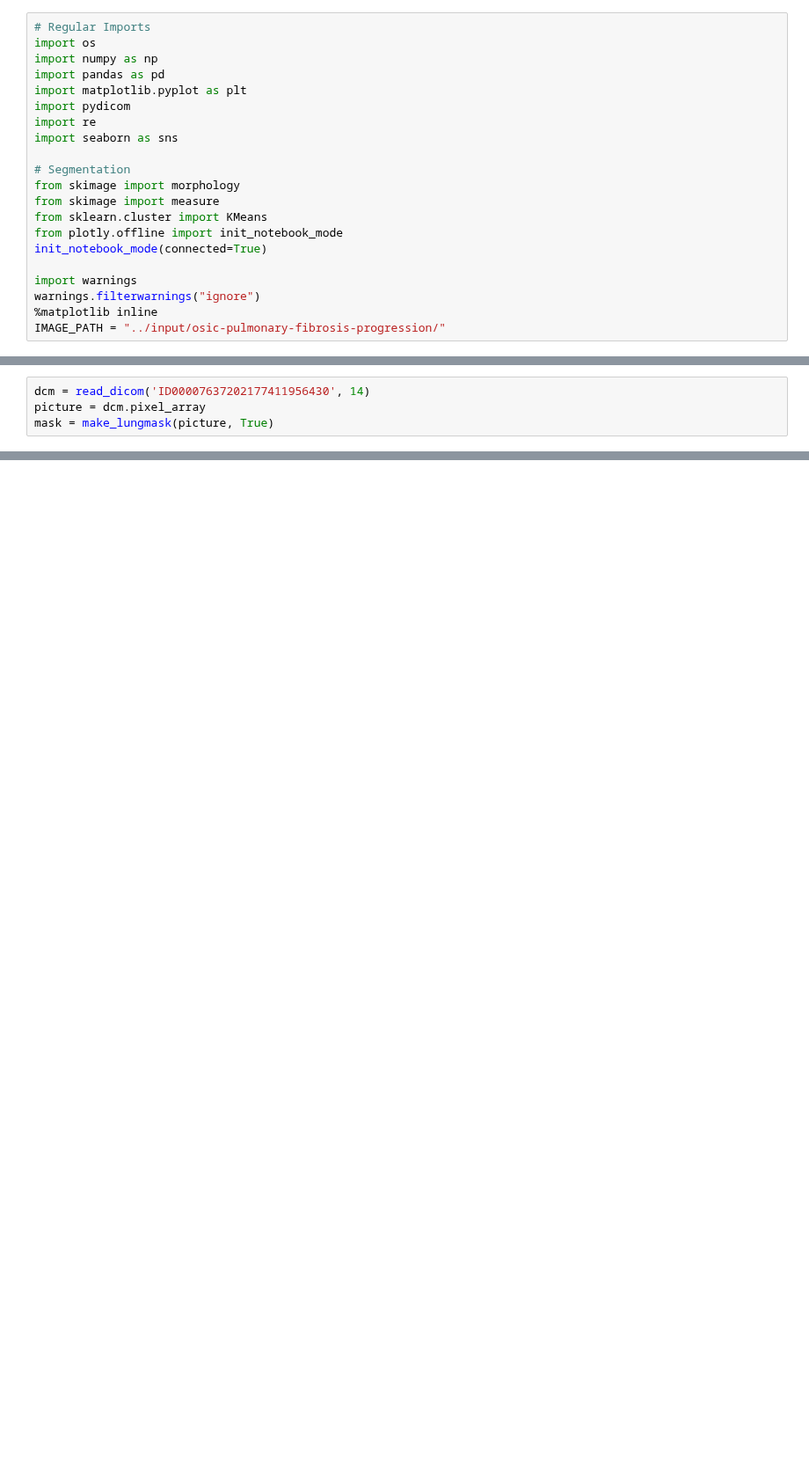
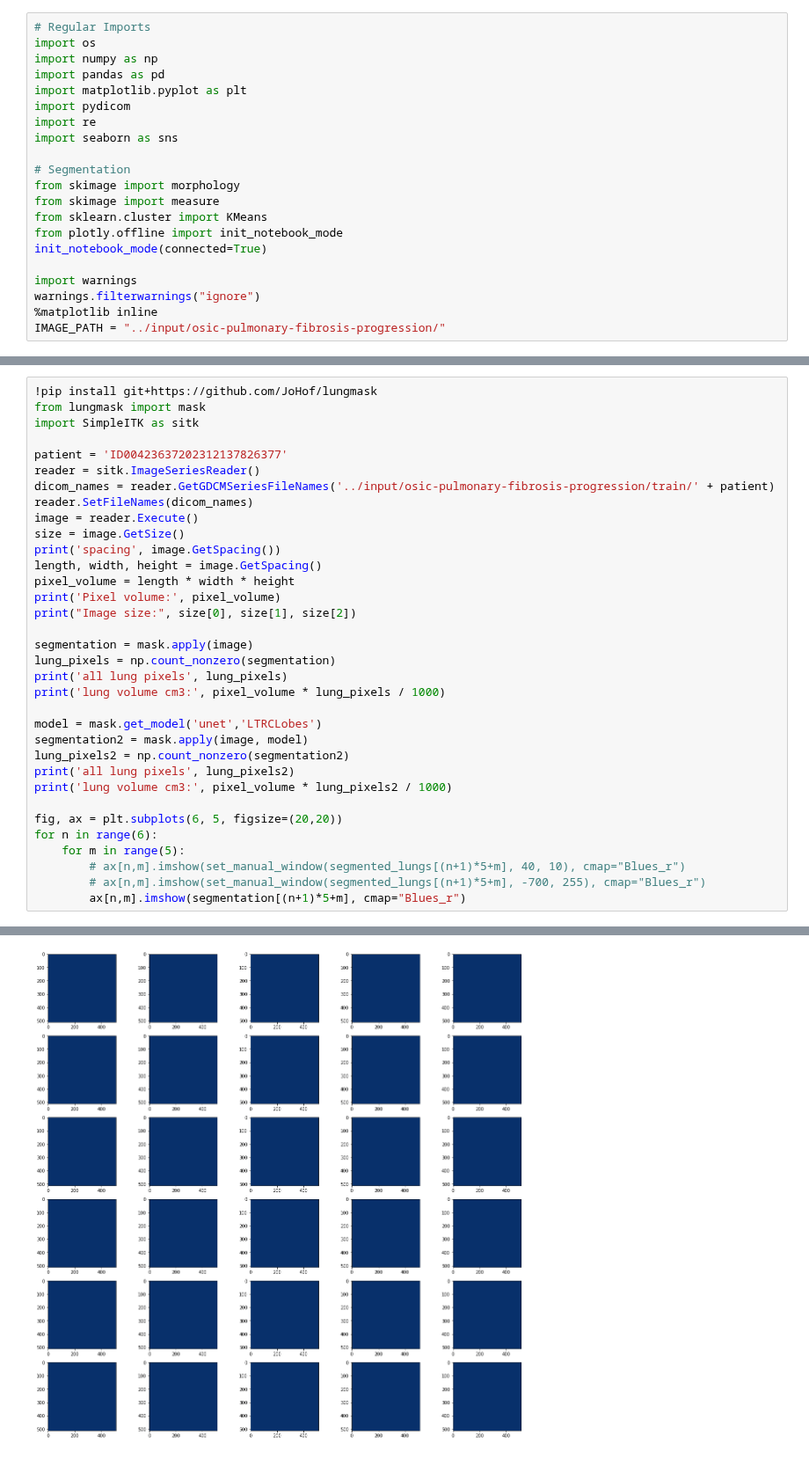
Before and after one commit to andreasquauke/udacity-capstone-project, a Jupyter notebook: Notebooks/ct.ipynb, the cells around one changed output, grey strips where cells are left out. Shown at 88% size. Drawn from its saved outputs; the diff is of its cells as text; blank space fills up the shorter version.

```diff
--- a/Notebooks/ct.ipynb
+++ b/Notebooks/ct.ipynb
@@ -205,4 +21,0 @@ def transform_to_hu(slices):
-# %%
-dcm = read_dicom('ID00007637202177411956430', 14)
-picture = dcm.pixel_array
-mask = make_lungmask(picture, True)
@@ -216,0 +22,35 @@ sns.distplot(picture)
+# %%
+!pip install git+https://github.com/JoHof/lungmask
+from lungmask import mask
+import SimpleITK as sitk
+
+patient = 'ID00423637202312137826377'
+reader = sitk.ImageSeriesReader()
+dicom_names = reader.GetGDCMSeriesFileNames('../input/osic-pulmonary-fibrosis-progression/train/' + patient)
+reader.SetFileNames(dicom_names)
+image = reader.Execute()
+size = image.GetSize()
+print('spacing', image.GetSpacing())
+length, width, height = image.GetSpacing()
+pixel_volume = length * width * height
+print('Pixel volume:', pixel_volume)
+print("Image size:", size[0], size[1], size[2])
+
+segmentation = mask.apply(image)
+lung_pixels = np.count_nonzero(segmentation)
+print('all lung pixels', lung_pixels)
+print('lung volume cm3:', pixel_volume * lung_pixels / 1000)
+
+model = mask.get_model('unet','LTRCLobes')
+segmentation2 = mask.apply(image, model)
+lung_pixels2 = np.count_nonzero(segmentation2)
+print('all lung pixels', lung_pixels2)
+print('lung volume cm3:', pixel_volume * lung_pixels2 / 1000)
+
+fig, ax = plt.subplots(6, 5, figsize=(20,20))
+for n in range(6):
+    for m in range(5):
+        # ax[n,m].imshow(set_manual_window(segmented_lungs[(n+1)*5+m], 40, 10), cmap="Blues_r")
+        # ax[n,m].imshow(set_manual_window(segmented_lungs[(n+1)*5+m], -700, 255), cmap="Blues_r")
+        ax[n,m].imshow(segmentation[(n+1)*5+m], cmap="Blues_r")
+# %% [output]
@@ -216,0 +75 @@ sns.distplot(picture)
+[figure, added]
```
Also changed, not shown: parts of 9 cells of this notebook, 6 other files.
